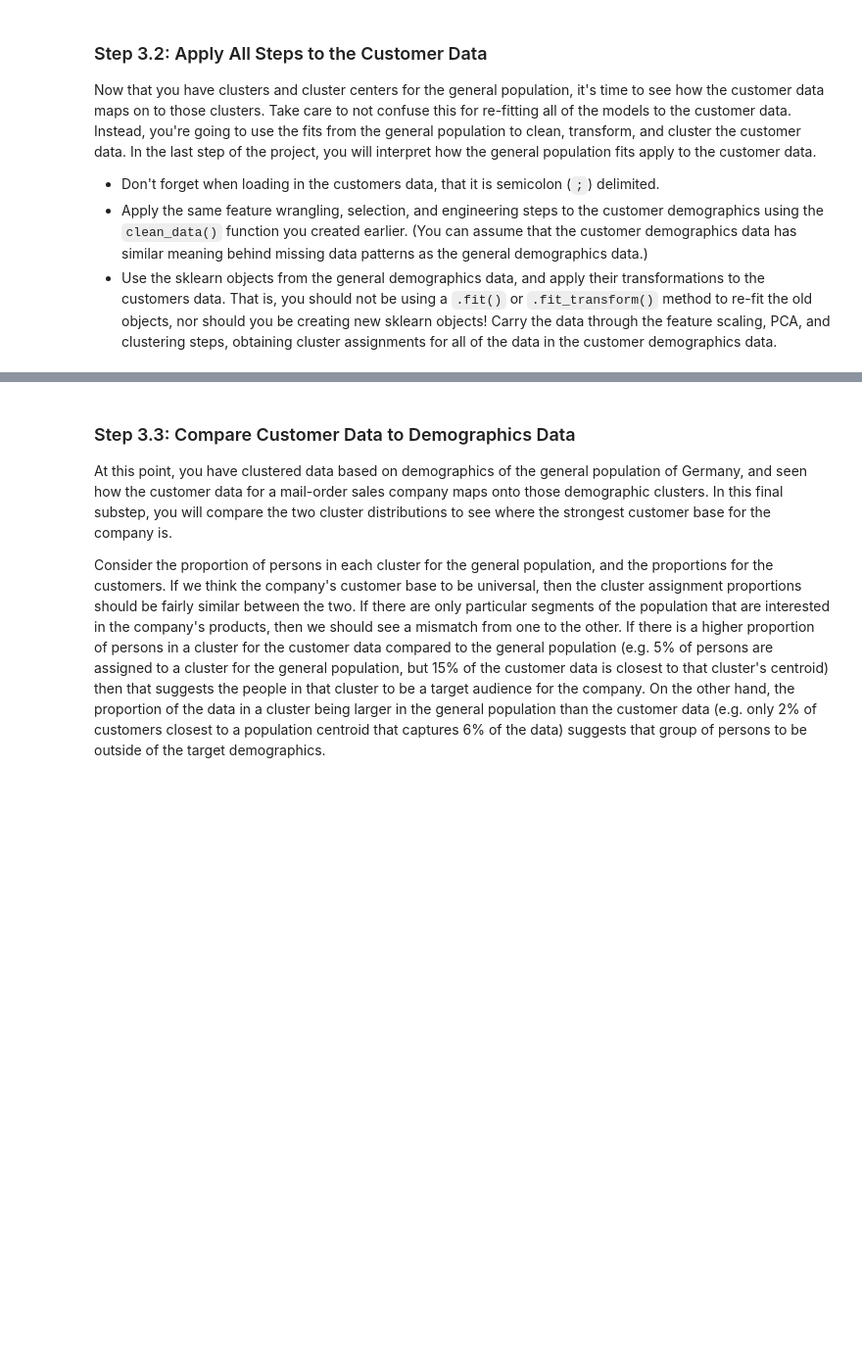
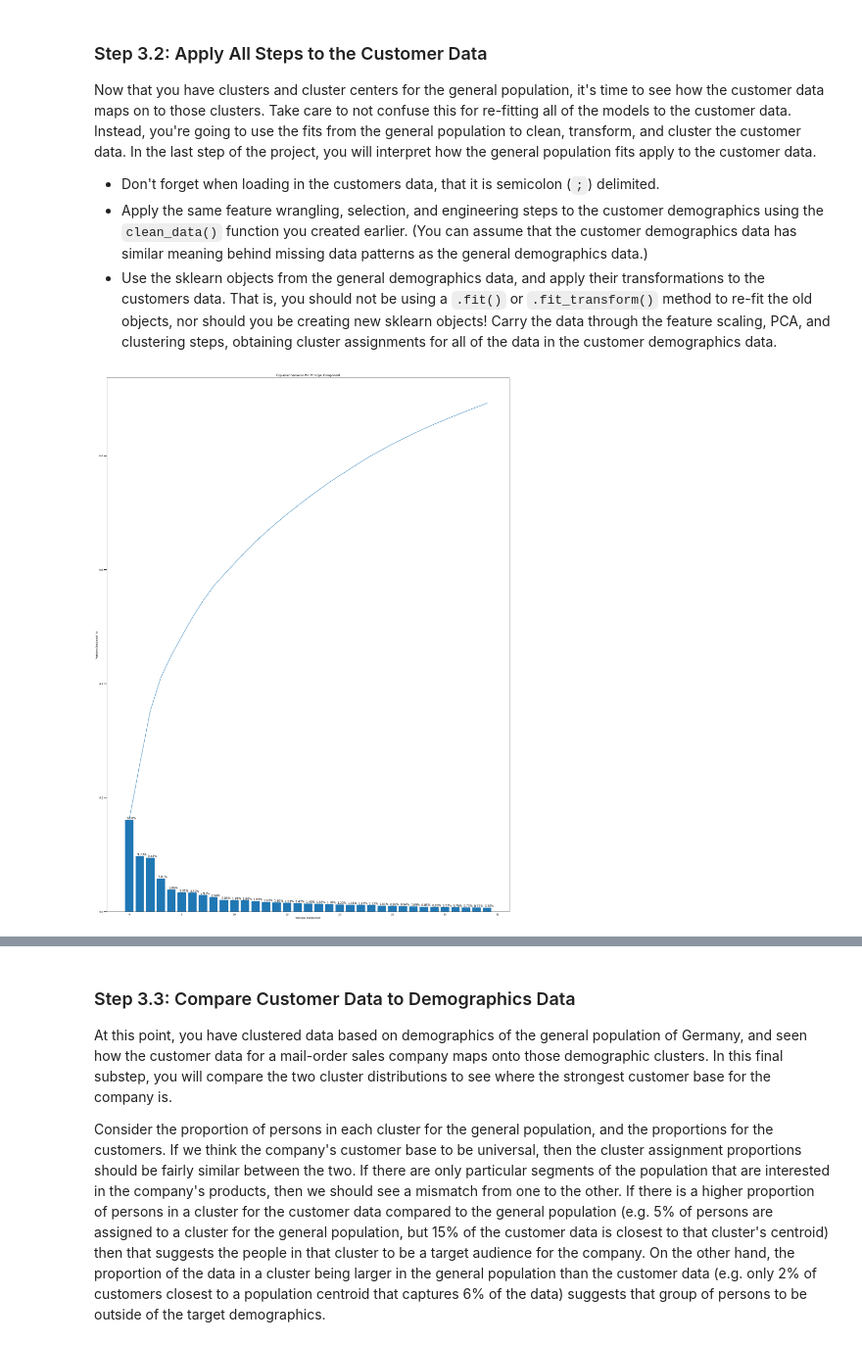
Before and after one commit to davidblackwelder/identify-customer-segments, a Jupyter notebook: Identify_Customer_Segments.ipynb, the cells around one changed output, grey strips where cells are left out. Shown at 98% size. Cells and saved outputs as stored; diff of their text form; code cells hidden in the pictures; blank space fills up the shorter version.

```diff
--- a/Identify_Customer_Segments.ipynb
+++ b/Identify_Customer_Segments.ipynb
@@ -1345,8 +1506,23 @@ Now that you have clusters and cluster centers for the general population, it's
 - Use the sklearn objects from the general demographics data, and apply their transformations to the customers data. That is, you should not be using a `.fit()` or `.fit_transform()` method to re-fit the old objects, nor should you be creating new sklearn objects! Carry the data through the feature scaling, PCA, and clustering steps, obtaining cluster assignments for all of the data in the customer demographics data.
 # %%
 # Load in the customer demographics data.
-customers =
+customers = pd.read_csv('Udacity_CUSTOMERS_Subset.csv', sep=';')
 # %%
 # Apply preprocessing, feature transformation, and clustering from the general
 # demographics onto the customer data, obtaining cluster predictions for the
 # customer demographics data.
+customers_clean = clean_data(customers)
+# %%
+# Apply feature scaling to the customer demographics data.
+imp = SimpleImputer(missing_values=np.nan, strategy='median')
+customers_imp = pd.DataFrame(imp.fit_transform(customers_clean), columns=customers_clean.columns)
+
+scaler = StandardScaler()
+
+customers_scaler = pd.DataFrame(scaler.fit_transform(customers_imp), columns = customers_imp.columns)
+# %%
+cust_pca, cust_X_pca = do_pca(35, customers_scaler)
+
+scree_plot(cust_pca)
+# %% [output]
+[figure, added]
```
Also changed, not shown: parts of 41 cells of this notebook, 1 other file.
